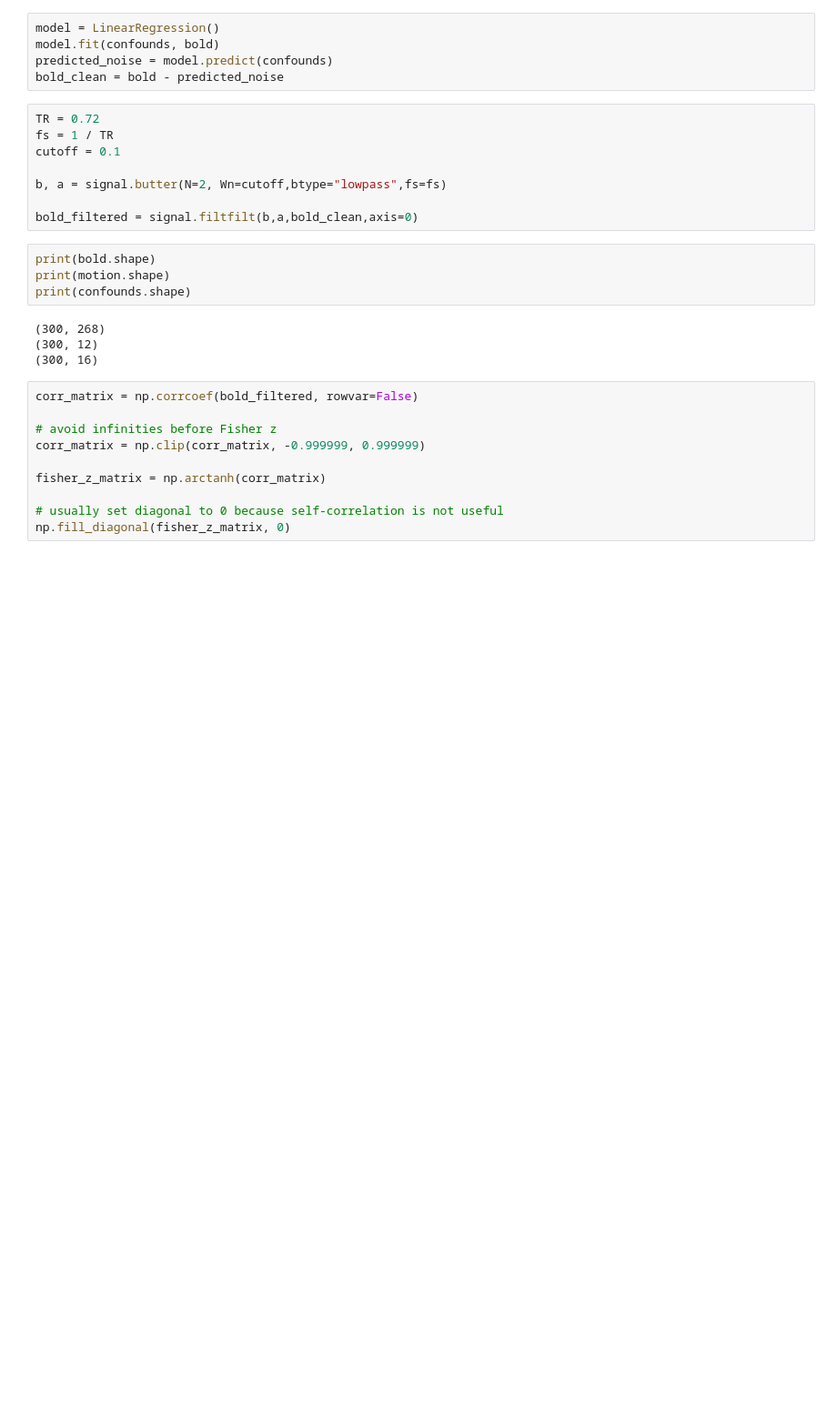
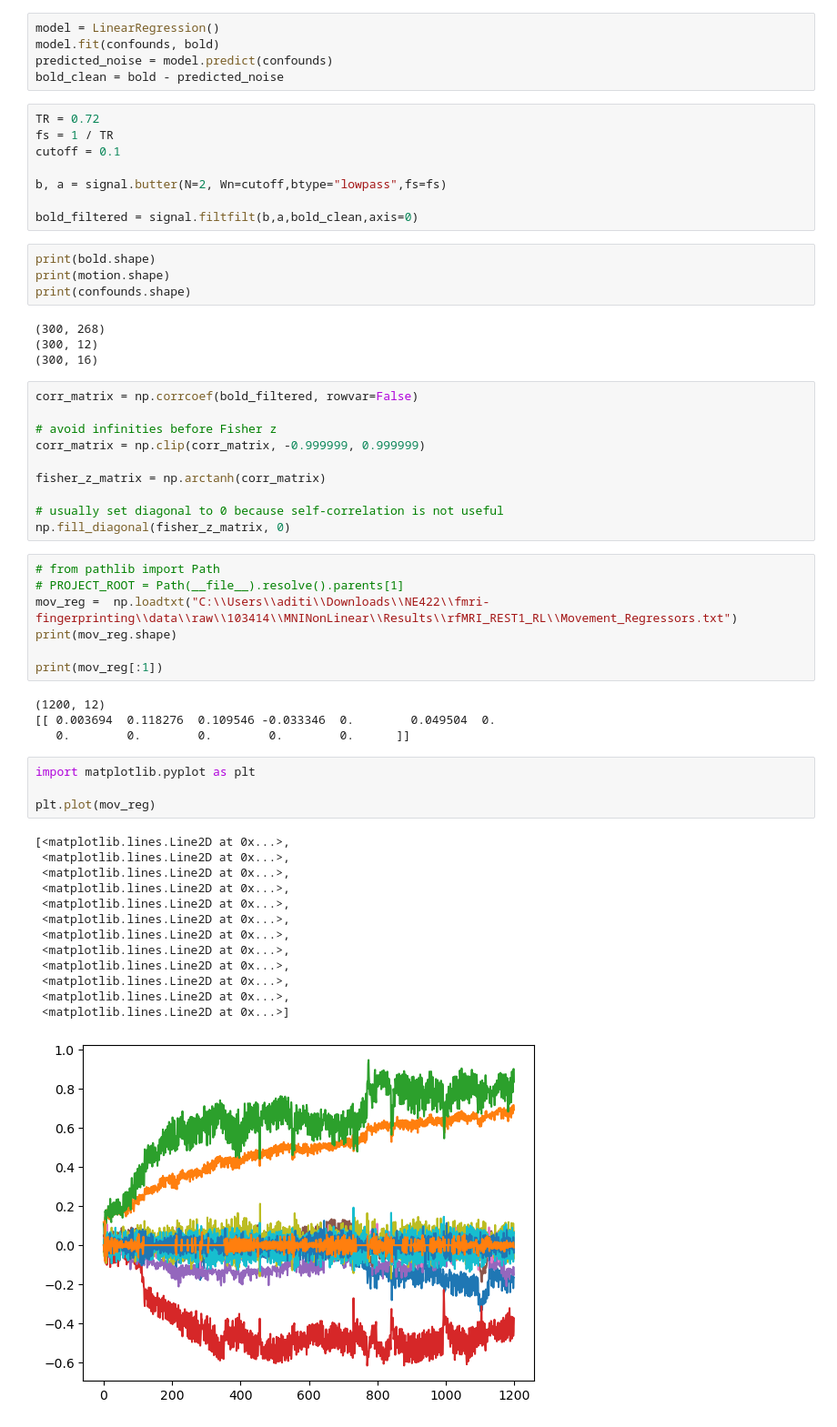
Before and after one commit to nairnavya/fmri-fingerprinting, a Jupyter notebook: notebooks/exploration.ipynb, the cells around one changed output. Shown at 91% size. Cells and saved outputs as stored; diff of their text form; blank space fills up the shorter version.

```diff
--- a/notebooks/exploration.ipynb
+++ b/notebooks/exploration.ipynb
@@ -60,3 +60,32 @@ fisher_z_matrix = np.arctanh(corr_matrix)
 
 # usually set diagonal to 0 because self-correlation is not useful
 np.fill_diagonal(fisher_z_matrix, 0)
+# %%
+# from pathlib import Path
+# PROJECT_ROOT = Path(__file__).resolve().parents[1]
+mov_reg =  np.loadtxt("C:\\Users\\aditi\\Downloads\\NE422\\fmri-fingerprinting\\data\\raw\\103414\\MNINonLinear\\Results\\rfMRI_REST1_RL\\Movement_Regressors.txt")
+print(mov_reg.shape)
+
+print(mov_reg[:1])
+# %% [output]
+(1200, 12)
+[[ 0.003694  0.118276  0.109546 -0.033346  0.        0.049504  0.
+   0.        0.        0.        0.        0.      ]]
+# %%
+import matplotlib.pyplot as plt
+
+plt.plot(mov_reg)
+# %% [output]
+[<matplotlib.lines.Line2D at 0x...>,
+ <matplotlib.lines.Line2D at 0x...>,
+ <matplotlib.lines.Line2D at 0x...>,
+ <matplotlib.lines.Line2D at 0x...>,
+ <matplotlib.lines.Line2D at 0x...>,
+ <matplotlib.lines.Line2D at 0x...>,
+ <matplotlib.lines.Line2D at 0x...>,
+ <matplotlib.lines.Line2D at 0x...>,
+ <matplotlib.lines.Line2D at 0x...>,
+ <matplotlib.lines.Line2D at 0x...>,
+ <matplotlib.lines.Line2D at 0x...>,
+ <matplotlib.lines.Line2D at 0x...>]
+[figure, added]
```
Also changed, not shown: 2 other files.
